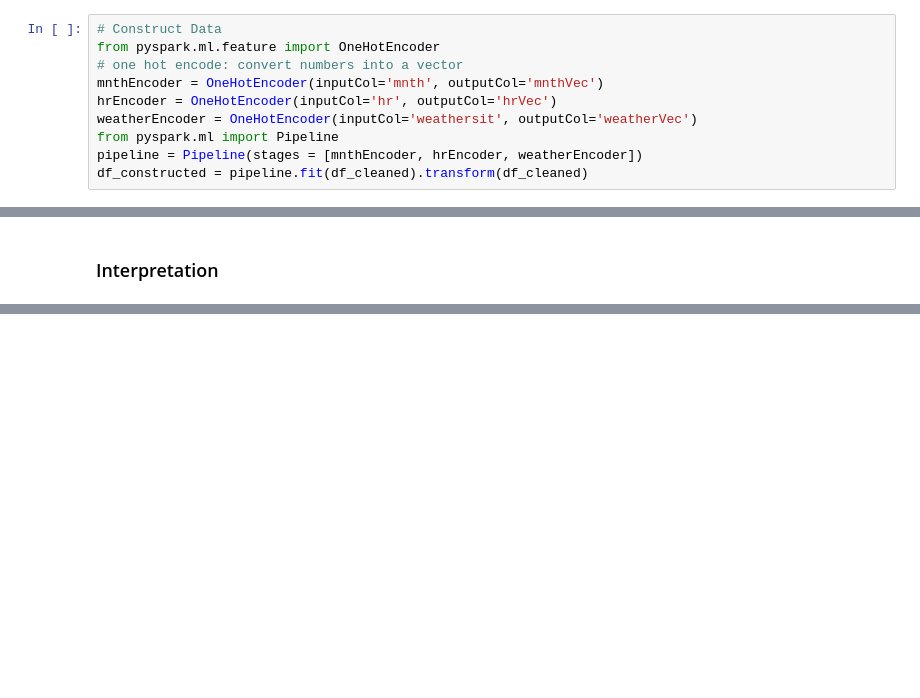
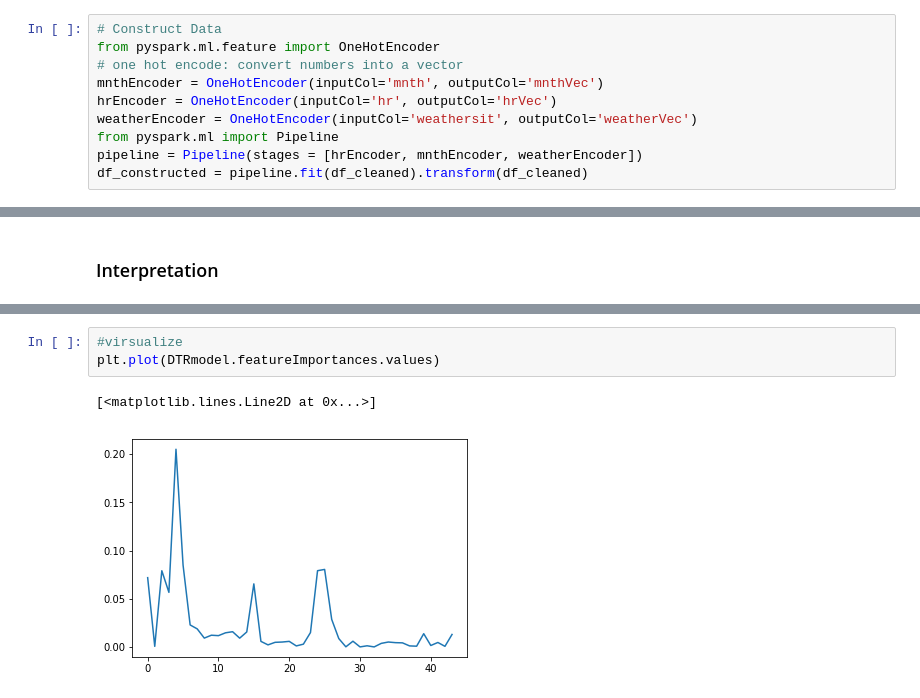
Before and after one commit to Litzenz/DataMining, a Jupyter notebook: Iteration4.ipynb, the cells around one changed output, grey strips where cells are left out. Saved outputs shown, nothing was run; the diff lists cells and outputs as text; blank space fills up the shorter version.

```diff
--- a/Iteration4.ipynb
+++ b/Iteration4.ipynb
@@ -137,7 +140,7 @@ mnthEncoder = OneHotEncoder(inputCol='mnth', outputCol='mnthVec')
 hrEncoder = OneHotEncoder(inputCol='hr', outputCol='hrVec')
 weatherEncoder = OneHotEncoder(inputCol='weathersit', outputCol='weatherVec')
 from pyspark.ml import Pipeline
-pipeline = Pipeline(stages = [mnthEncoder, hrEncoder, weatherEncoder])
+pipeline = Pipeline(stages = [hrEncoder, mnthEncoder, weatherEncoder])
 df_constructed = pipeline.fit(df_cleaned).transform(df_cleaned)
 # %%
 df_constructed.printSchema()
@@ -241,0 +418,6 @@ ax3.set_title('the influnce of hour in weekday')
+# %%
+#virsualize
+plt.plot(DTRmodel.featureImportances.values)
+# %% [output]
+[<matplotlib.lines.Line2D at 0x...>]
+[figure, added]
```
Also changed, not shown: parts of 26 cells of this notebook.
